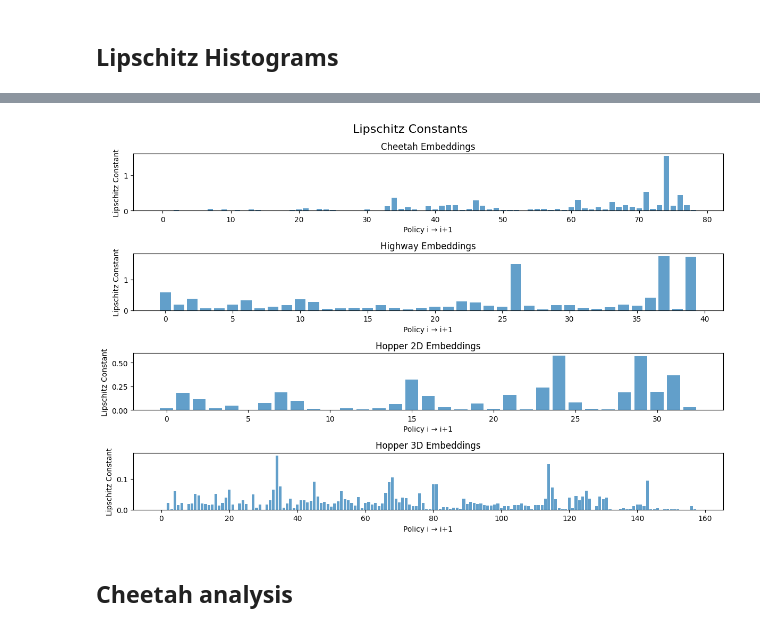
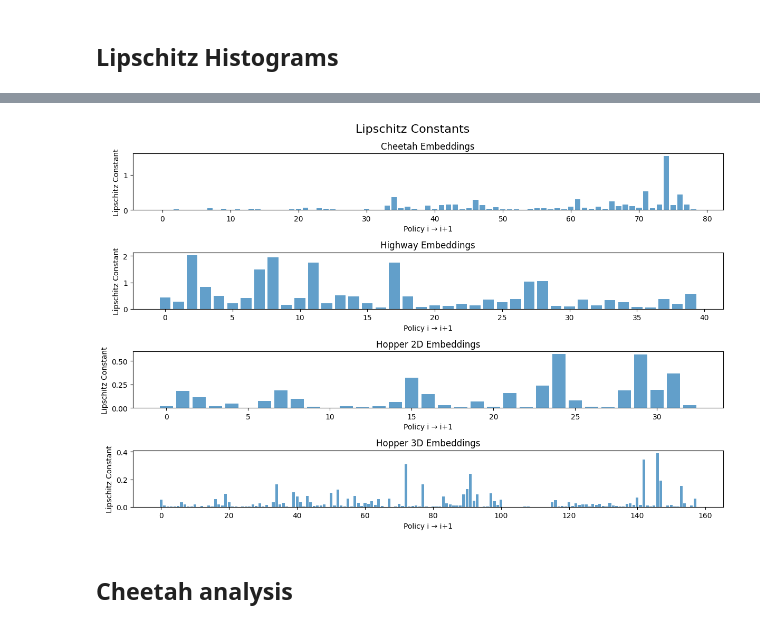
Before and after one commit to ffelten/Behavior-vs-Objective-Space, a Jupyter notebook: analysis_cheetah.ipynb, the cells around one changed output, grey strips where cells are left out. Drawn from its saved outputs; the diff is of its cells as text; code cells hidden in the pictures.

```diff
--- a/analysis_cheetah.ipynb
+++ b/analysis_cheetah.ipynb
@@ -269,14 +269,69 @@ def compute_lipschitz_constants(pareto_frontier: np.ndarray, embeddings: np.ndar
 
     return np.array(lipschitz_constants), np.array(d_objs), np.array(d_embs), sorted_pf, sorted_emb
 
+def compute_lipschitz_constants_3d(pareto_frontier: np.ndarray, embeddings: np.ndarray, normalize=False):
+    """
+    Compute pairwise Lipschitz constants between consecutive points
+    in the Pareto frontier and embedding space for 3D (or higher) fronts.
+
+    Args:
+        pareto_frontier: (n_points, d_obj) array of objective values
+        embeddings: (n_points, d_emb) array of embeddings
+        normalize: whether to normalize the Pareto front to [-1, 1]
+
+    Returns:
+        lipschitz_constants: (n_points-1,) array
+        d_objs: distances in objective space
+        d_embs: distances in embedding space
+        sorted_pf: Pareto front ordered by proximity
+        sorted_emb: embeddings ordered by proximity
+    """
+
+    # ---- Step 1: sequence points by nearest neighbor ----
+    pf_points = pareto_frontier.copy()
+    emb_points = embeddings.copy()
+    n_points = len(pf_points)
+
+    seq_idx = [0]  # start with first point
+    remaining_idx = list(range(1, n_points))
+
+    while remaining_idx:
+        last = pf_points[seq_idx[-1]]
+        remaining = pf_points[remaining_idx]
+        distances = np.linalg.norm(remaining - last, axis=1)
+        nearest_idx = remaining_idx[np.argmin(distances)]
+        seq_idx.append(nearest_idx)
+        remaining_idx.remove(nearest_idx)
+
+    sorted_pf = pf_points[seq_idx]
+    sorted_emb = emb_points[seq_idx]
+
+    if normalize:
+        scaler_pf = MinMaxScaler(feature_range=(-1, 1))
+        sorted_pf = scaler_pf.fit_transform(sorted_pf)
+
+    # ---- Step 2: compute Lipschitz constants ----
+    lipschitz_constants = []
+    d_objs = []
+    d_embs = []
+
+    for i in range(n_points - 1):
+        d_obj = np.linalg.norm(sorted_pf[i+1] - sorted_pf[i])
+        d_emb = np.linalg.norm(sorted_emb[i+1] - sorted_emb[i])
+        d_objs.append(d_obj)
+        d_embs.append(d_emb)
+        lipschitz_constants.append(d_emb / d_obj)
+
+    return np.array(lipschitz_constants), np.array(d_objs), np.array(d_embs), sorted_pf, sorted_emb
 
 
-lipschitz_constants_highway, d_objs_highway, d_embs_highway, sorted_pf_highway, sorted_emb_highway = compute_lipschitz_constants(pareto_frontier=returns_highway, embeddings=all_t_emb_high)
+
+lipschitz_constants_highway, d_objs_highway, d_embs_highway, sorted_pf_highway, sorted_emb_highway = compute_lipschitz_constants_3d(pareto_frontier=returns_highway, embeddings=all_t_emb_high)
 lipschitz_constants_cheetah, d_objs_cheetah, d_embs_cheetah, sorted_pf_cheetah, sorted_emb_cheetah = compute_lipschitz_constants(pareto_frontier=returns, embeddings=all_t_emb_cheetah)
 
 
 lipschitz_constants_hopper_2d, d_objs_hopper_2d, d_embs_hopper_2d, sorted_pf_hopper_2d, sorted_emb_hopper_2d = compute_lipschitz_constants(pareto_frontier=returns_hopper_2d, embeddings=all_t_emb_hopper_2d)
-lipschitz_constants_hopper_3d, d_objs_hopper_3d, d_embs_hopper_3d, sorted_pf_hopper_3d, sorted_emb_hopper_3d = compute_lipschitz_constants(pareto_frontier=returns_hopper_3d, embeddings=all_t_emb_hopper_3d)
+lipschitz_constants_hopper_3d, d_objs_hopper_3d, d_embs_hopper_3d, sorted_pf_hopper_3d, sorted_emb_hopper_3d = compute_lipschitz_constants_3d(pareto_frontier=returns_hopper_3d, embeddings=all_t_emb_hopper_3d)
 
 
 
@@ -307,9 +362,6 @@ axs[3].set_title("Hopper 3D Embeddings")
 axs[3].set_ylabel("Lipschitz Constant")
 axs[3].set_xlabel("Policy i → i+1")
 
-
-
-
 plt.tight_layout()
 plt.show()
 # %% [output]
@@ -333,4 +385,4 @@ Lipschitz constant for policy 157 ([58.76944561 37.60427056 61.17492866], [ 0.27
-[figure, old version]
+[figure, new version]
 # %% [markdown]
 ## Cheetah analysis
 # %%
```
Also changed, not shown: parts of 10 cells of this notebook.
